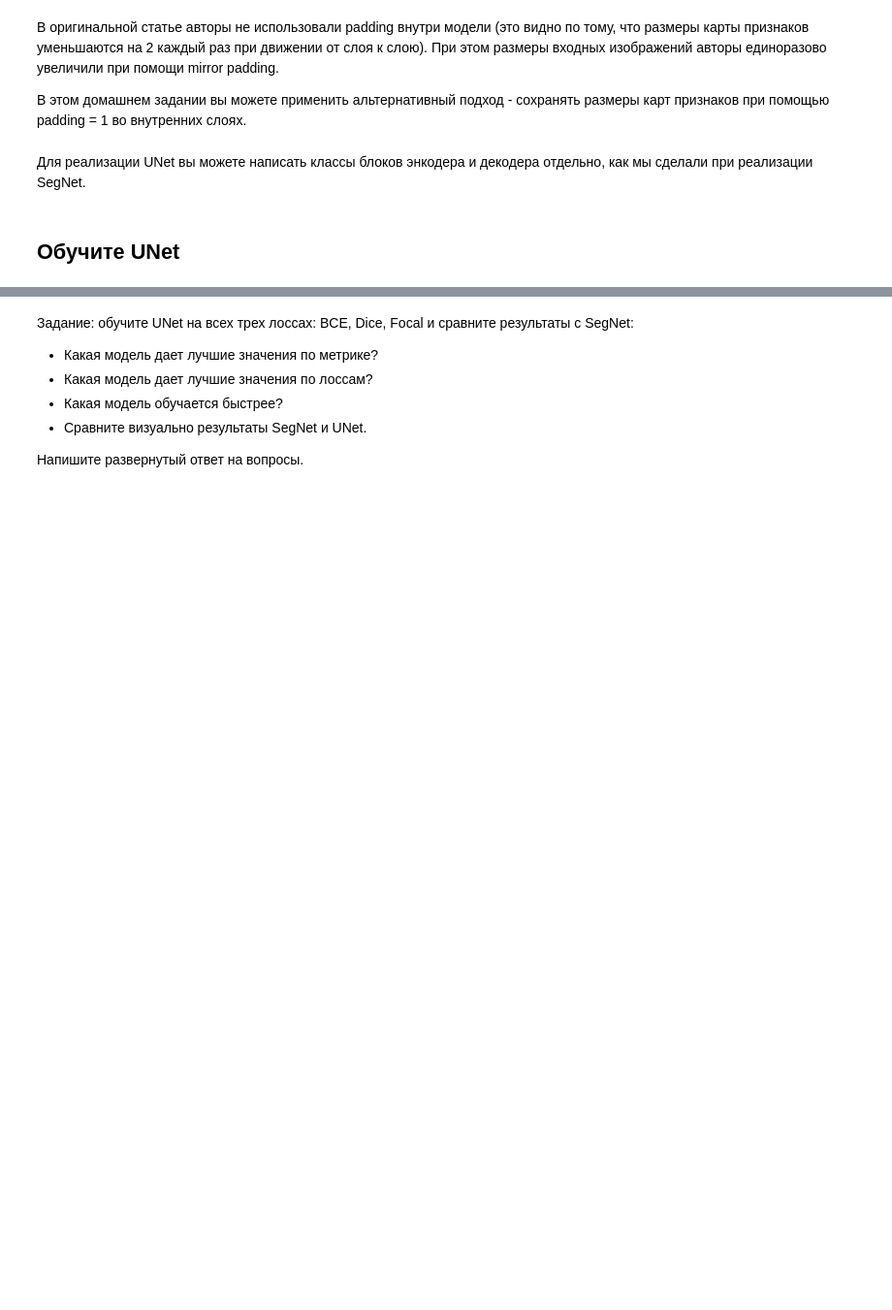
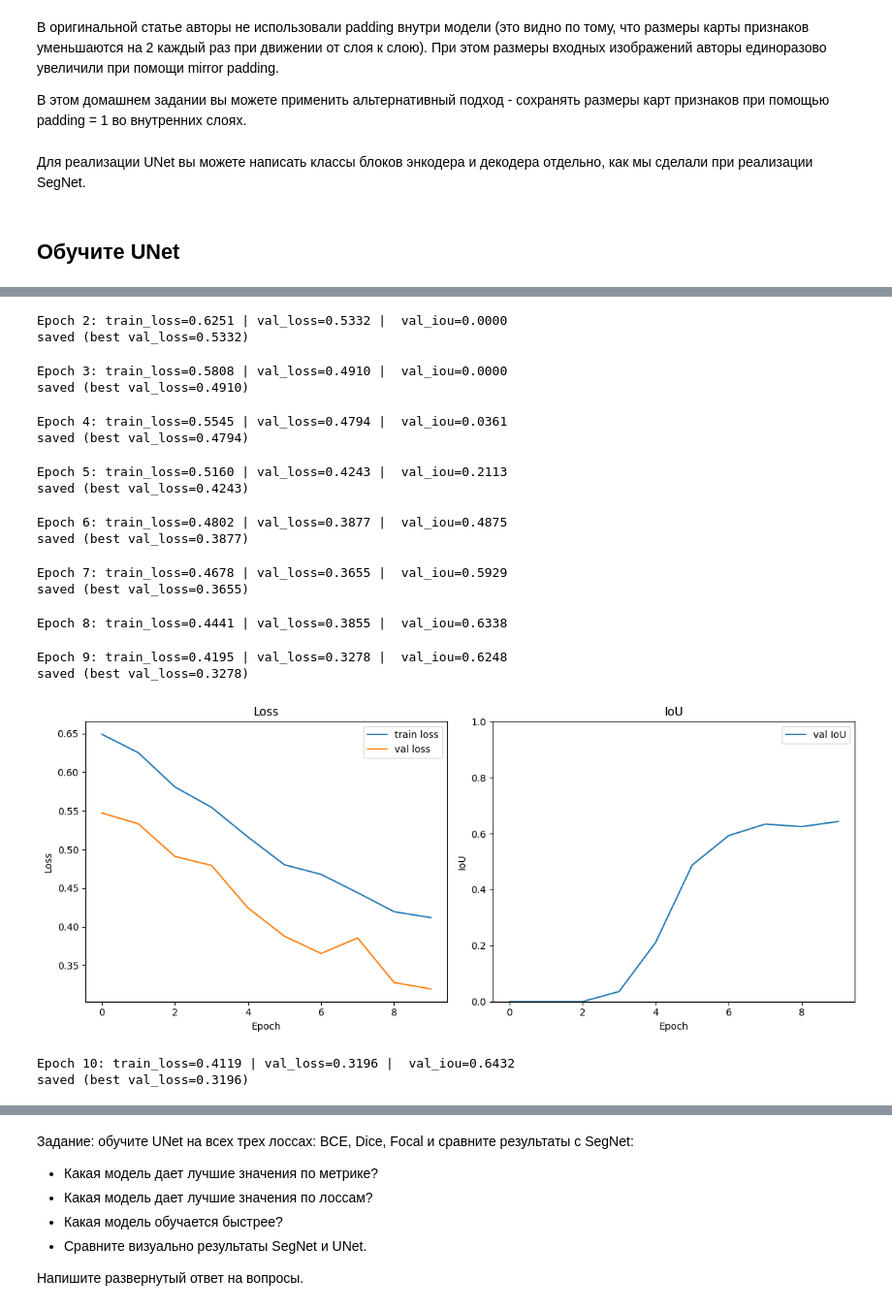
Before and after one commit to blckvia/DeepLearningSchool, a Jupyter notebook: week_08_semantic_segmentation/Homework/hw_6_semantic_segmentation.ipynb, the cells around one changed output, grey strips where cells are left out. Shown at 97% size. Drawn from its saved outputs; the diff is of its cells as text; code cells hidden in the pictures; blank space fills up the shorter version.

```diff
--- a/week_08_semantic_segmentation/Homework/hw_6_semantic_segmentation.ipynb
+++ b/week_08_semantic_segmentation/Homework/hw_6_semantic_segmentation.ipynb
@@ -877,13 +920,2 @@ import torch.nn as nn
 # %% [markdown]
 Для реализации UNet вы можете написать классы блоков энкодера и декодера отдельно, как мы сделали при реализации SegNet.
-# %%
-class UNet(nn.Module):
-    def __init__(self, n_class=1):
-        super().__init__()
-
-        # TODO
-
-    def forward(self, x):
-        #  TODO
-
-        return output
@@ -892,2 +961,52 @@ unet_model = UNet().to(device)
 # %% [markdown]
 ## Обучите UNet
+# %%
+model_Unet = UNet(in_channels=3).to(device)
+criterion = nn.BCEWithLogitsLoss(reduction='mean')
+optimizer = optim.AdamW(model_Unet.parameters(), lr=1e-3, weight_decay=5e-2)
+# %%
+epochs = 10
+scheduler = optim.lr_scheduler.CosineAnnealingLR(optimizer, T_max=epochs)
+
+best_val_loss, best_val_iou = float('inf'), 0
+total_train_loss, total_val_loss, total_val_iou = [], [], []
+
+for epoch in range(epochs):
+  model_Unet, train_loss = train(model_Unet, optimizer, criterion, train_dataloader, device)
+  model_Unet, val_loss, val_iou = validate(model_Unet, criterion, valid_dataloader, device)
+  scheduler.step()
+
+  total_train_loss.append(train_loss)
+  total_val_loss.append(val_loss)
+  total_val_iou.append(val_iou)
+
+  if epoch == epochs - 1:
+    fig, (ax1, ax2) = plt.subplots(1, 2, figsize=(12, 5))
+
+    ax1.plot(total_train_loss, label='train loss')
+    ax1.plot(total_val_loss, label='val loss')
+    ax1.set_title("Loss")
+    ax1.set_xlabel("Epoch")
+    ax1.set_ylabel("Loss")
+    ax1.legend()
+
+    ax2.plot(total_val_iou, label='val IoU')
+    ax2.set_title("IoU")
+    ax2.set_xlabel("Epoch")
+    ax2.set_ylabel("IoU")
+    ax2.set_ylim(0, 1)
+    ax2.legend()
+
+    plt.tight_layout()
+    plt.show()
+
+  print(f"Epoch {epoch+1}: "
+        f"train_loss={train_loss:.4f} | "
+        f"val_loss={val_loss:.4f} | ",
+        f"val_iou={val_iou:.4f}")
+
+  if val_loss < best_val_loss:
+    best_val_loss = val_loss
+    torch.save(model_Unet.state_dict(), "best_model_bce_unet.pt")
+    print(f"saved (best val_loss={val_loss:.4f})")
+# %% [output]
@@ -893,0 +1015,18 @@ unet_model = UNet().to(device)
+Epoch 2: train_loss=0.6251 | val_loss=0.5332 |  val_iou=0.0000
+saved (best val_loss=0.5332)
+Epoch 3: train_loss=0.5808 | val_loss=0.4910 |  val_iou=0.0000
+saved (best val_loss=0.4910)
+Epoch 4: train_loss=0.5545 | val_loss=0.4794 |  val_iou=0.0361
+saved (best val_loss=0.4794)
+Epoch 5: train_loss=0.5160 | val_loss=0.4243 |  val_iou=0.2113
+saved (best val_loss=0.4243)
+Epoch 6: train_loss=0.4802 | val_loss=0.3877 |  val_iou=0.4875
+saved (best val_loss=0.3877)
+Epoch 7: train_loss=0.4678 | val_loss=0.3655 |  val_iou=0.5929
+saved (best val_loss=0.3655)
+Epoch 8: train_loss=0.4441 | val_loss=0.3855 |  val_iou=0.6338
+Epoch 9: train_loss=0.4195 | val_loss=0.3278 |  val_iou=0.6248
+saved (best val_loss=0.3278)
+[figure, added]
+Epoch 10: train_loss=0.4119 | val_loss=0.3196 |  val_iou=0.6432
+saved (best val_loss=0.3196)
```
Also changed, not shown: parts of 20 cells of this notebook.
